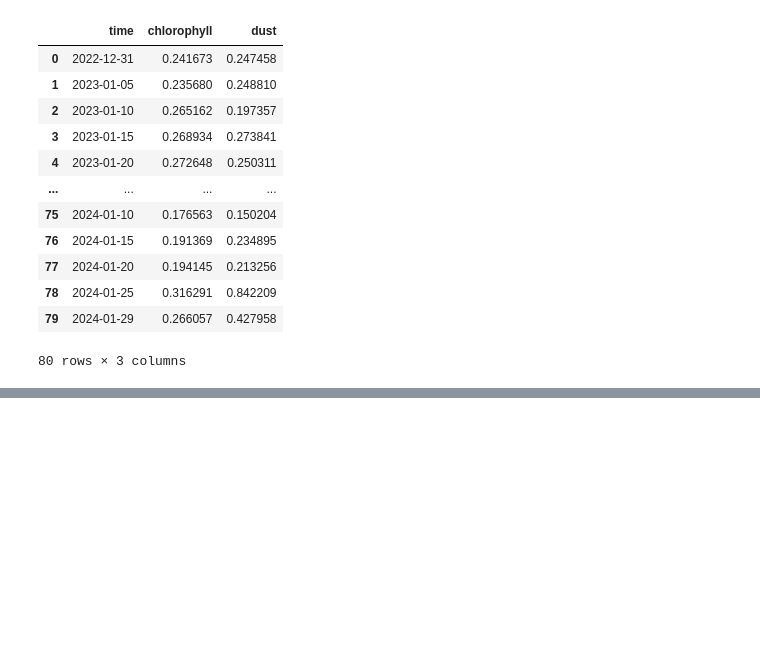
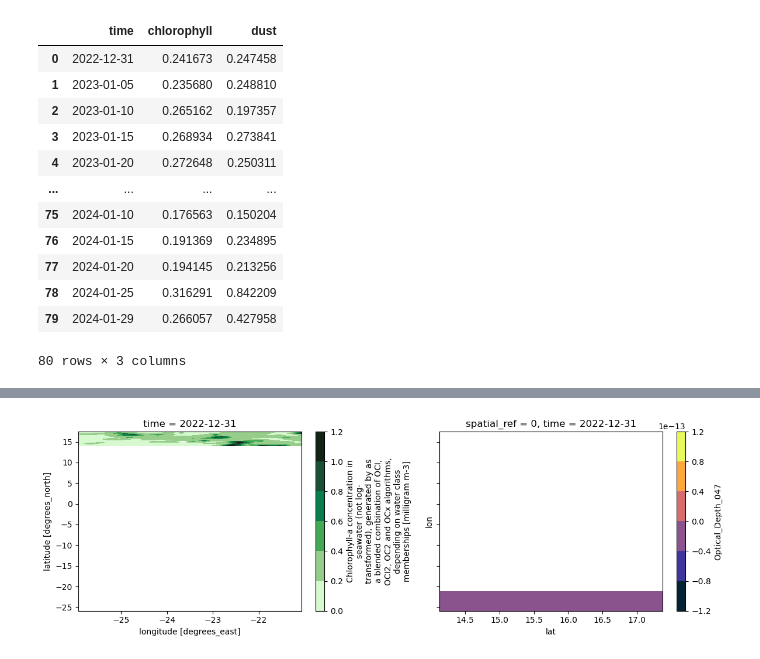
Before and after one commit to paramnav/WASCALMardata, a Jupyter notebook: notebooks/PutEverythingTogether.ipynb, the cells around one changed output, grey strips where cells are left out. Cells and saved outputs as stored; diff of their text form; code cells hidden in the pictures; blank space fills up the shorter version.

```diff
--- a/notebooks/PutEverythingTogether.ipynb
+++ b/notebooks/PutEverythingTogether.ipynb
@@ -222,0 +268,4 @@ Longitude range (-25.0, -24.5)
+# %%
+ds_biochl = ds_biochl.sel(time=ds_biochl_time)
+ds_biochl = ds_biochl.compute()
+ds_biochl
@@ -222,0 +290,4 @@ Longitude range (-25.0, -24.5)
+# %%
+ds_dust = ds_dust.sel(time=ds_dust_time)
+ds_dust = ds_dust.compute()
+ds_dust
@@ -222,0 +311,11 @@ Longitude range (-25.0, -24.5)
+# %%
+def plot_chl_dust_for_timestep(ds_biochl=None, ds_dust=None, timestep=None):
+    fig, ax = plt.subplots(1, 2, figsize=(12, 4), sharey=True)
+    ds_biochl.isel(time=timestep).CHL.plot.contourf(ax=ax[0], cmap=cmocean.cm.algae) #, vmin=0, vmax=0.7)
+    ds_dust.isel(time=timestep).Optical_Depth_047.plot.contourf(ax=ax[1], cmap=cmocean.cm.thermal) #, vmin=20, vmax=30)
+    fig.tight_layout()
+    return fig
+# %%
+plot_chl_dust_for_timestep(ds_biochl=ds_biochl, ds_dust=ds_dust, timestep=0)
+# %% [output]
+[figure, added]
```
Also changed, not shown: parts of 18 cells of this notebook, 2 other files.
